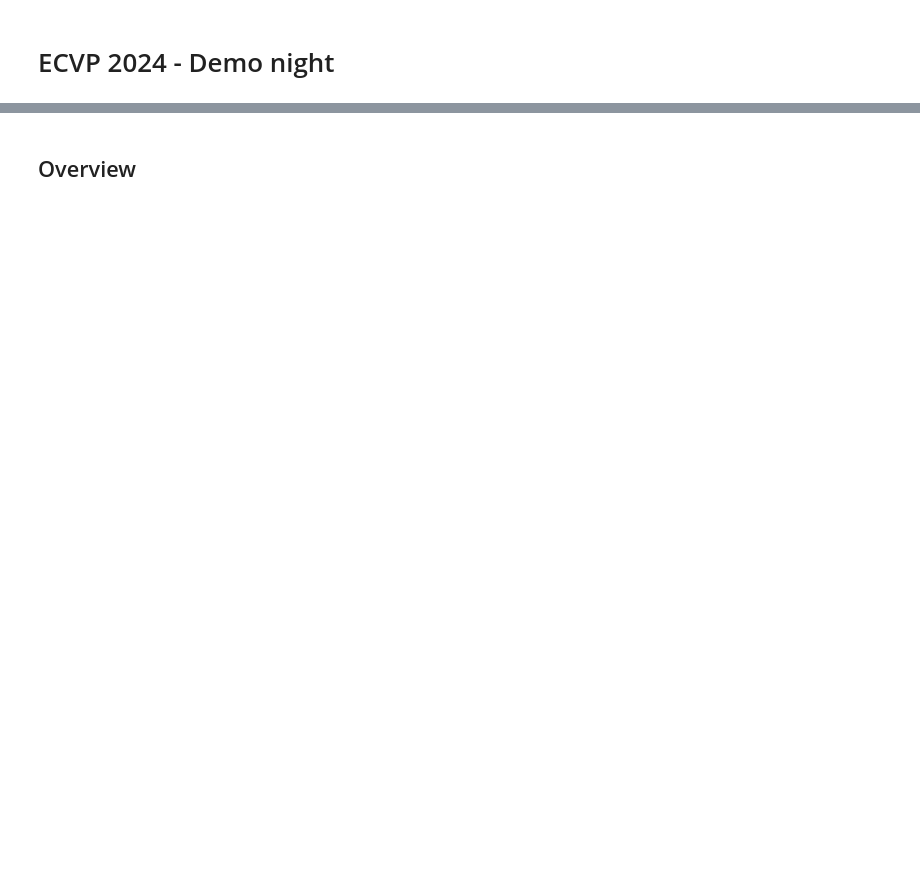
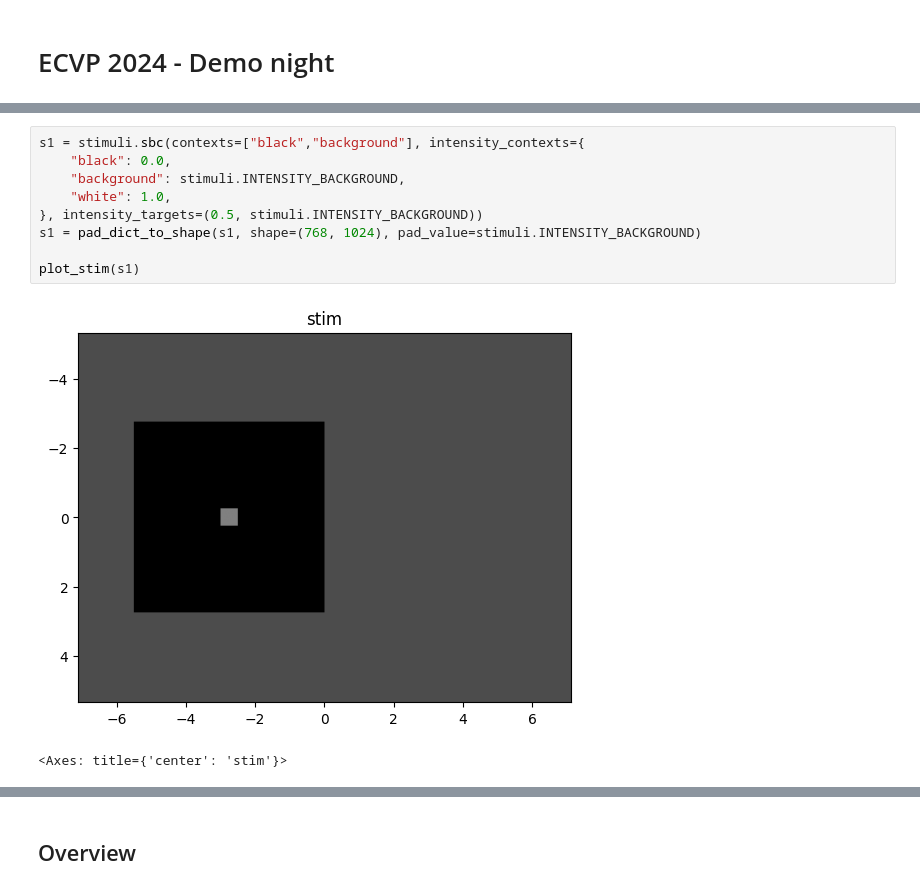
Before and after one commit to computational-psychology/ecvp2024_stimupy_tutorial, a Jupyter notebook: ecvp2024_demo.ipynb, the cells around one changed output, grey strips where cells are left out. Drawn from its saved outputs; the diff is of its cells as text; blank space fills up the shorter version.

```diff
--- a/ecvp2024_demo.ipynb
+++ b/ecvp2024_demo.ipynb
@@ -2,0 +17,12 @@
+# %%
+s1 = stimuli.sbc(contexts=["black","background"], intensity_contexts={
+    "black": 0.0,
+    "background": stimuli.INTENSITY_BACKGROUND,
+    "white": 1.0,
+}, intensity_targets=(0.5, stimuli.INTENSITY_BACKGROUND))
+s1 = pad_dict_to_shape(s1, shape=(768, 1024), pad_value=stimuli.INTENSITY_BACKGROUND)
+
+plot_stim(s1)
+# %% [output]
+[figure, added]
+<Axes: title={'center': 'stim'}>
```
Also changed, not shown: parts of 26 cells of this notebook, 4 other files.
